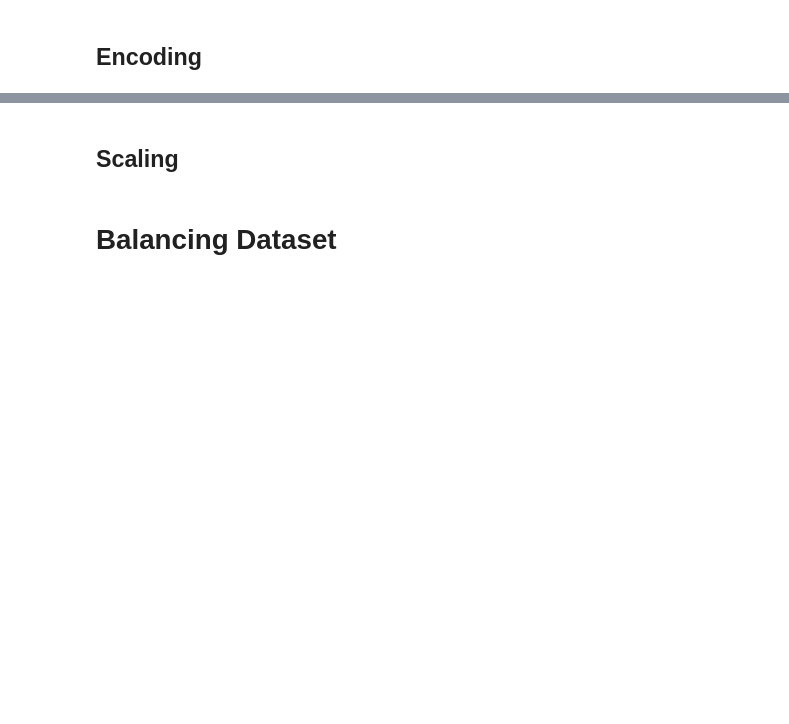
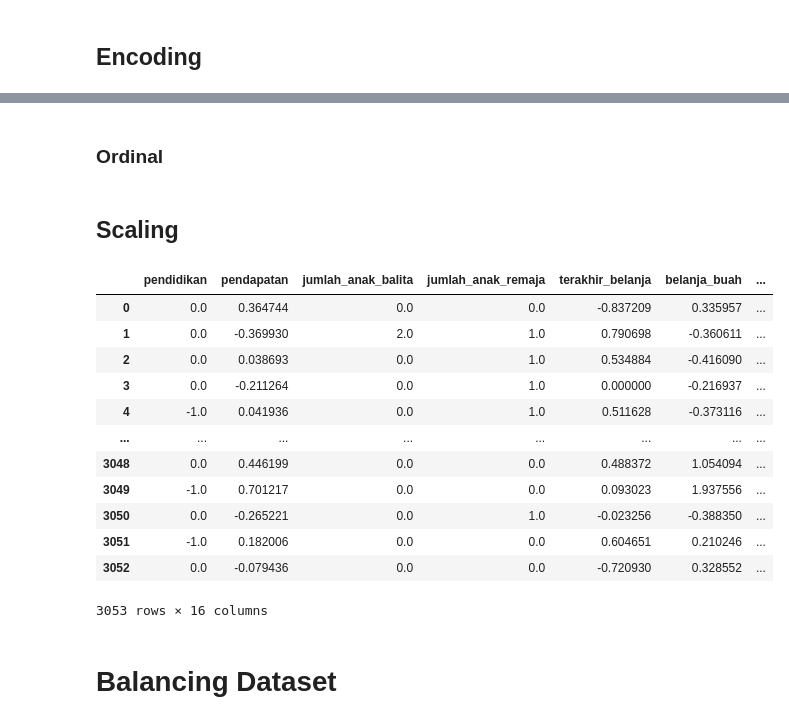
Before and after one commit to azizriza1210/Karpet-Biru, a Jupyter notebook: bismillah.ipynb, the cells around one changed output, grey strips where cells are left out. Drawn from its saved outputs; the diff is of its cells as text; code cells hidden in the pictures; blank space fills up the shorter version.

```diff
--- a/bismillah.ipynb
+++ b/bismillah.ipynb
@@ -893,5 +980,43 @@ X_train_selected
+# %%
+X_train_final.drop('status_pernikahan', axis=1, inplace=True)
+X_test_final.drop('status_pernikahan', axis=1, inplace=True)
+# %% [markdown]
+### Ordinal
+# %%
+encoder = OrdinalEncoder()
+
+pendidikan_encoded_train = X_train_final[['pendidikan']]
+pendidikan_encoded_test = X_test_final[['pendidikan']]
+
+X_train_final['pendidikan'] = encoder.fit_transform(X_train_final[['pendidikan']])
+X_test_final['pendidikan'] = encoder.transform(X_test_final[['pendidikan']])
 # %% [markdown]
 ## Scaling
+# %%
+## With Median Imputation and Without 0/1 Imputation
+scaler = RobustScaler()
+X_train_scale = scaler.fit_transform(X_train_final)
+X_test_scale = scaler.transform(X_test_final)
+# %%
+# Konversi array menjadi DataFrame dengan kolom yang sesuai
+X_train_scale_df = pd.DataFrame(X_train_scale, columns=X_train_final.columns)
+X_test_scale_df = pd.DataFrame(X_test_scale, columns=X_test_final.columns)
+# %%
+X_train_scale_df
+# %% [output]
+|  | pendidikan | pendapatan | jumlah_anak_balita | jumlah_anak_remaja | terakhir_belanja | belanja_buah | ... |
+| 0 | 0.0 | 0.364744 | 0.0 | 0.0 | -0.837209 | 0.335957 | ... |
+| 1 | 0.0 | -0.369930 | 2.0 | 1.0 | 0.790698 | -0.360611 | ... |
+| 2 | 0.0 | 0.038693 | 0.0 | 1.0 | 0.534884 | -0.416090 | ... |
+| 3 | 0.0 | -0.211264 | 0.0 | 1.0 | 0.000000 | -0.216937 | ... |
+| 4 | -1.0 | 0.041936 | 0.0 | 1.0 | 0.511628 | -0.373116 | ... |
+| ... | ... | ... | ... | ... | ... | ... | ... |
+| 3048 | 0.0 | 0.446199 | 0.0 | 0.0 | 0.488372 | 1.054094 | ... |
+| 3049 | -1.0 | 0.701217 | 0.0 | 0.0 | 0.093023 | 1.937556 | ... |
+| 3050 | 0.0 | -0.265221 | 0.0 | 1.0 | -0.023256 | -0.388350 | ... |
+| 3051 | -1.0 | 0.182006 | 0.0 | 0.0 | 0.604651 | 0.210246 | ... |
+| 3052 | 0.0 | -0.079436 | 0.0 | 0.0 | -0.720930 | 0.328552 | ... |
+3053 rows × 16 columns
 # %% [markdown]
 # **Balancing Dataset**
 # %% [markdown]
```
Also changed, not shown: parts of 36 cells of this notebook, 1 other file.
